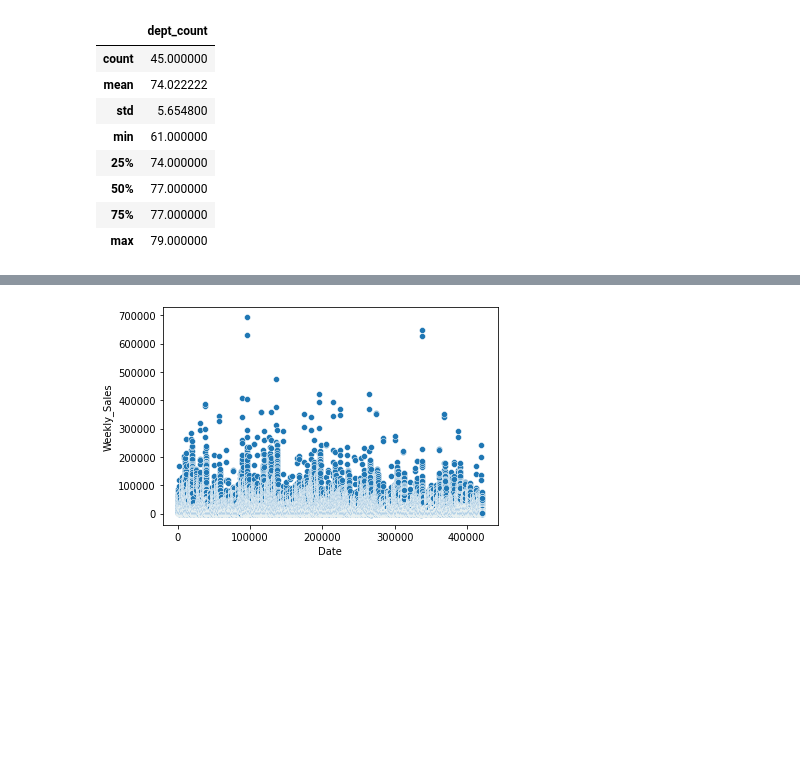
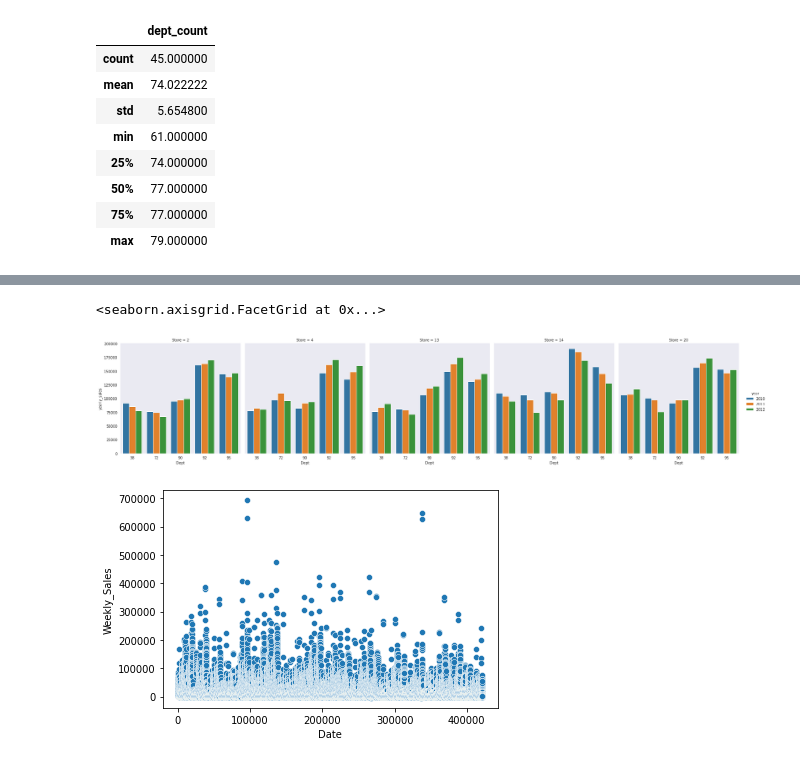
Before and after one commit to jay2jaykp/operation-odessa, a Jupyter notebook: operation_odessa.ipynb, the cells around one changed output, grey strips where cells are left out. Drawn from its saved outputs; the diff is of its cells as text; code cells hidden in the pictures; blank space fills up the shorter version.

```diff
--- a/operation_odessa.ipynb
+++ b/operation_odessa.ipynb
@@ -288,3 +346,9 @@ top_5_dept.sort_values('avg_sales', ascending=False).head()
+# %%
+sns.set_style('dark')
+sns.catplot(x='Dept', y='yearly_sales', hue='year', col='Store', data=top_5_yearly, kind='bar')
+# %% [output]
+<seaborn.axisgrid.FacetGrid at 0x...>
+[figure, added]
 # %%
 clean_df.get_scatter('Weekly_Sales')
 # %% [output]
```
Also changed, not shown: parts of 11 cells of this notebook.
